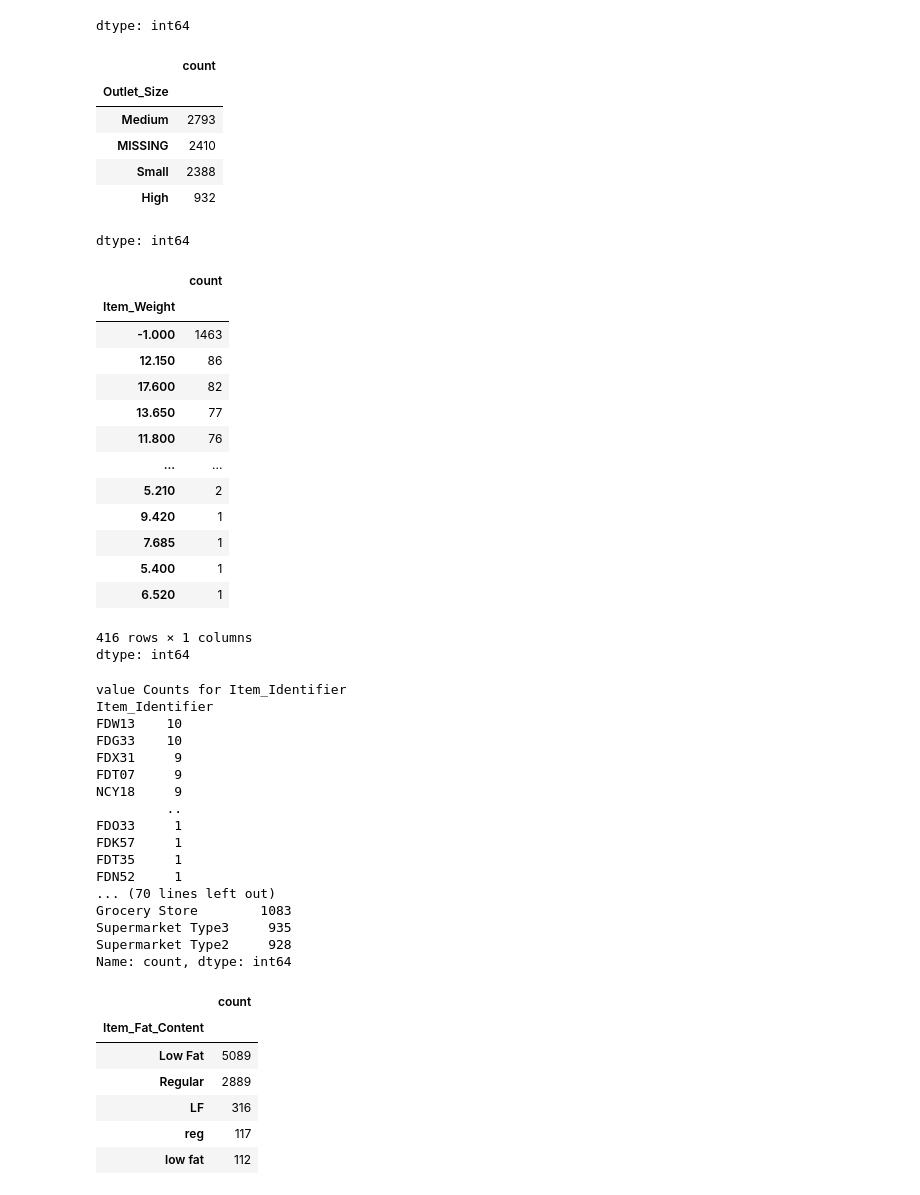
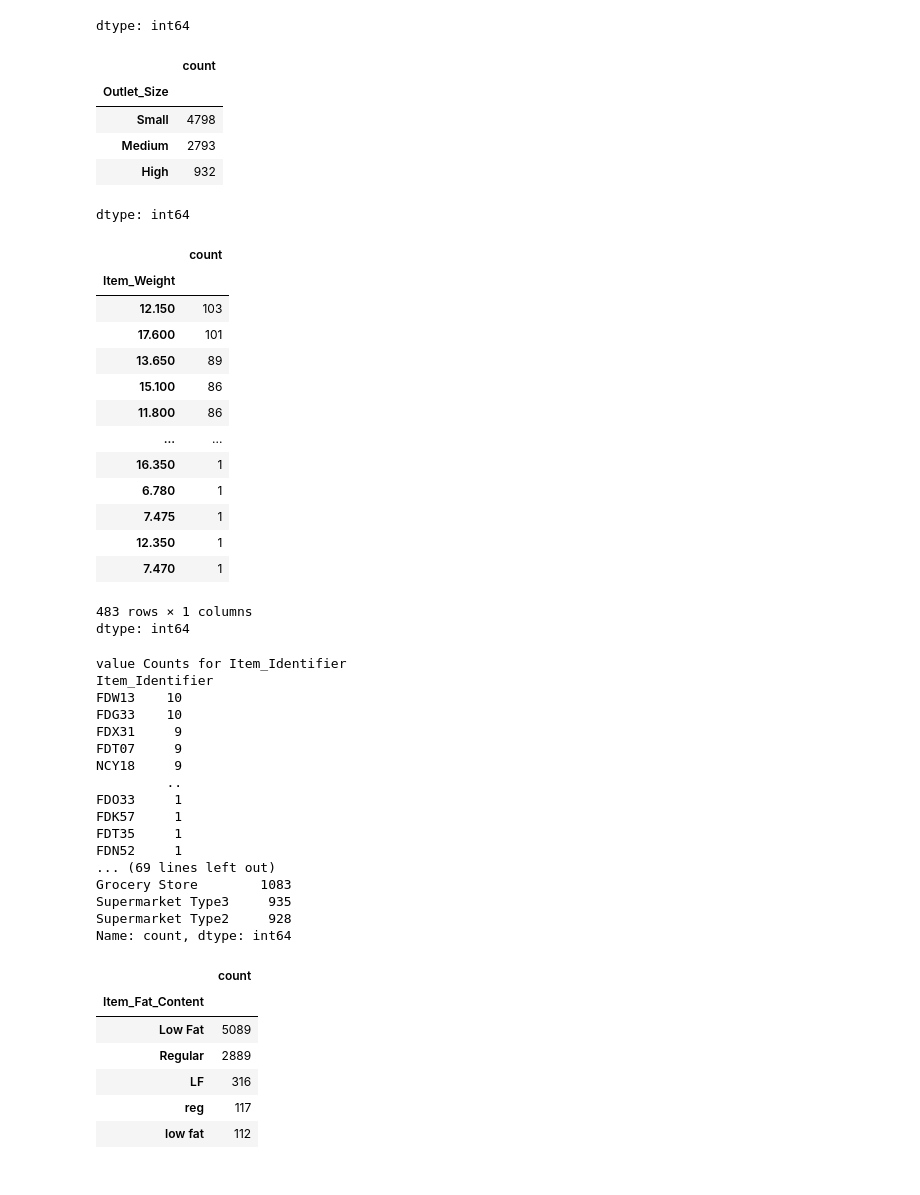
Before and after one commit to Hala-sala7/Prediction-of-Product-Sales, a Jupyter notebook: Prediction_of_Product_Sales.ipynb, the cells around one changed output. Saved outputs shown, nothing was run; the diff lists cells and outputs as text; code cells hidden in the pictures.

```diff
--- a/Prediction_of_Product_Sales.ipynb
+++ b/Prediction_of_Product_Sales.ipynb
@@ -188,34 +188,36 @@ df[number_columns].isna().sum()
 | Item_Outlet_Sales | 0 |
 dtype: int64
 # %%
-df[object_columns]=df[object_columns].fillna("MISSING")
+df['Outlet_Size'] = df.groupby('Outlet_Type')['Outlet_Size']\
+         .transform(lambda x: x.fillna(x.mode()[0]))
+
 df["Outlet_Size"].value_counts()
 # %% [output]
 |  | count |
 | Outlet_Size |  |
+| Small | 4798 |
 | Medium | 2793 |
-| MISSING | 2410 |
-| Small | 2388 |
 | High | 932 |
 dtype: int64
 # %%
-df[number_columns]=df[number_columns].fillna(-1)
+df['Item_Weight'] = df.groupby('Item_Identifier')['Item_Weight']\
+                      .transform(lambda x: x.fillna(x.mean()))
 df['Item_Weight'].value_counts()
 # %% [output]
 |  | count |
 | Item_Weight |  |
-| -1.000 | 1463 |
-| 12.150 | 86 |
-| 17.600 | 82 |
-| 13.650 | 77 |
-| 11.800 | 76 |
+| 12.150 | 103 |
+| 17.600 | 101 |
+| 13.650 | 89 |
+| 15.100 | 86 |
+| 11.800 | 86 |
 | ... | ... |
-| 5.210 | 2 |
-| 9.420 | 1 |
-| 7.685 | 1 |
-| 5.400 | 1 |
-| 6.520 | 1 |
+| 16.350 | 1 |
+| 6.780 | 1 |
+| 7.475 | 1 |
+| 12.350 | 1 |
+| 7.470 | 1 |
-416 rows × 1 columns
+483 rows × 1 columns
 dtype: int64
 # %%
 for col in object_columns:
@@ -235,7 +237,7 @@ FDO33     1
 FDK57     1
 FDT35     1
 FDN52     1
-... (70 lines left out)
+... (69 lines left out)
 Grocery Store        1083
 Supermarket Type3     935
 Supermarket Type2     928
```
Also changed, not shown: parts of 1 cell of this notebook.
